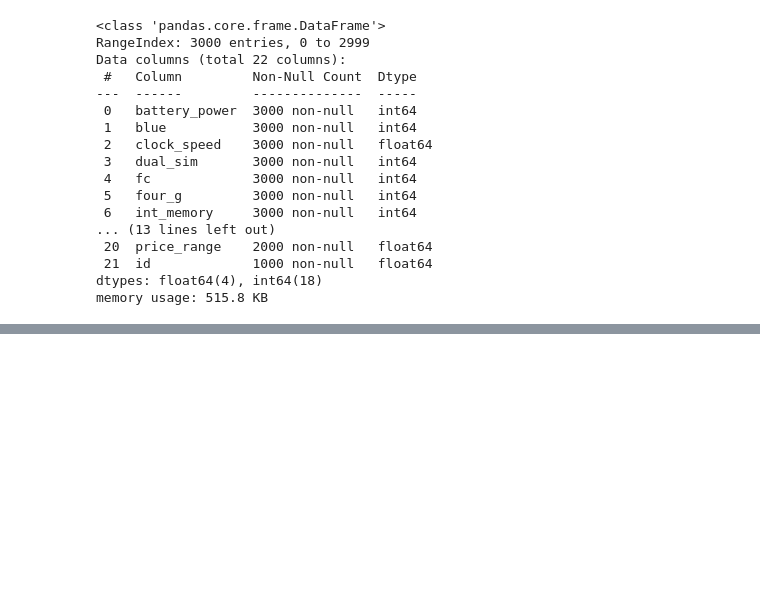
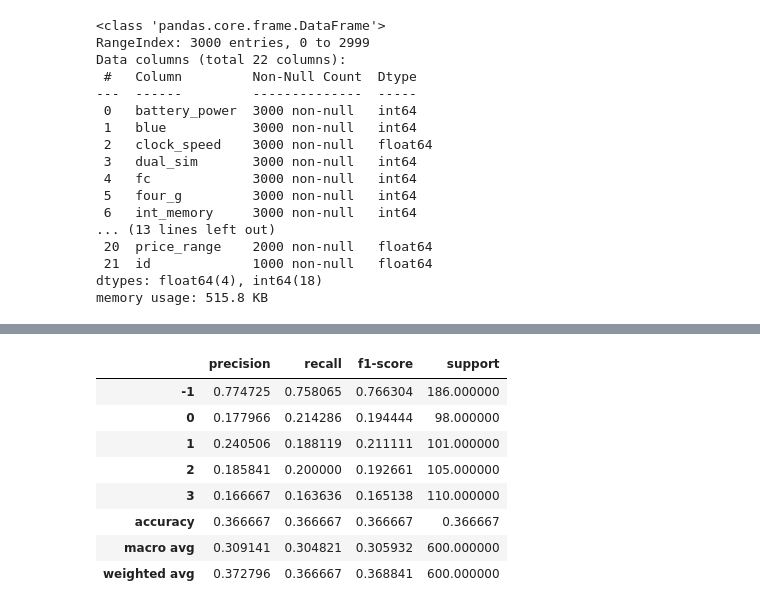
Before and after one commit to 4GeeksAcademy/app_Flask, a Jupyter notebook: src/explore.ipynb, the cells around one changed output, grey strips where cells are left out. Cells and saved outputs as stored; diff of their text form; code cells hidden in the pictures; blank space fills up the shorter version.

```diff
--- a/src/explore.ipynb
+++ b/src/explore.ipynb
@@ -345,0 +289,13 @@ with open("modelo_flask.sav", "wb") as file:
+# %%
+report = classification_report(y_test, y_preds,output_dict=True)
+pd.DataFrame(report).transpose()
+# %% [output]
+|  | precision | recall | f1-score | support |
+| -1 | 0.774725 | 0.758065 | 0.766304 | 186.000000 |
+| 0 | 0.177966 | 0.214286 | 0.194444 | 98.000000 |
+| 1 | 0.240506 | 0.188119 | 0.211111 | 101.000000 |
+| 2 | 0.185841 | 0.200000 | 0.192661 | 105.000000 |
+| 3 | 0.166667 | 0.163636 | 0.165138 | 110.000000 |
+| accuracy | 0.366667 | 0.366667 | 0.366667 | 0.366667 |
+| macro avg | 0.309141 | 0.304821 | 0.305932 | 600.000000 |
+| weighted avg | 0.372796 | 0.366667 | 0.368841 | 600.000000 |
```
Also changed, not shown: parts of 40 cells of this notebook, 52 other files.
